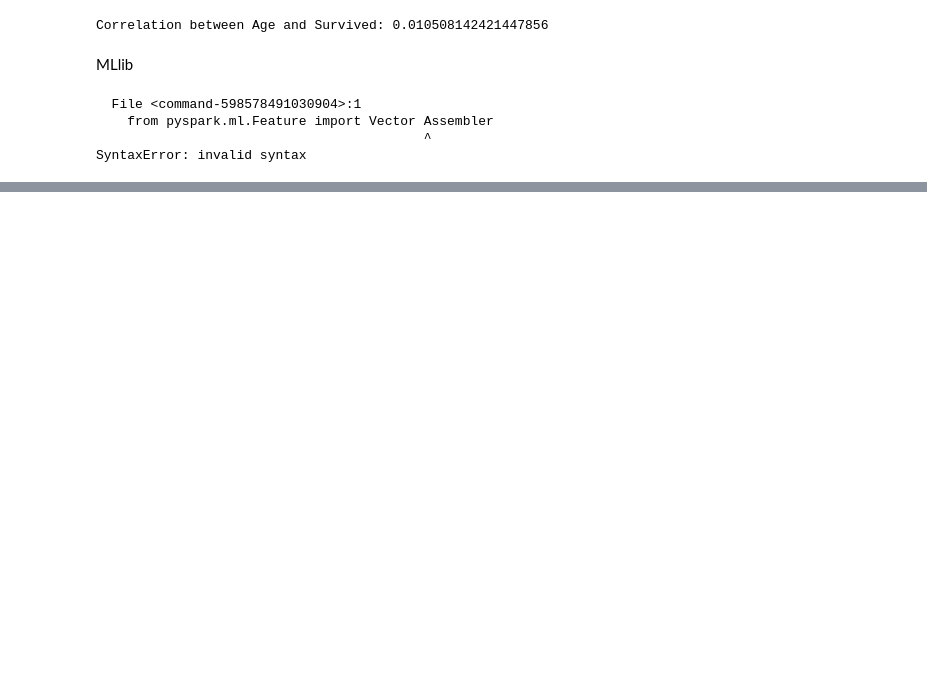
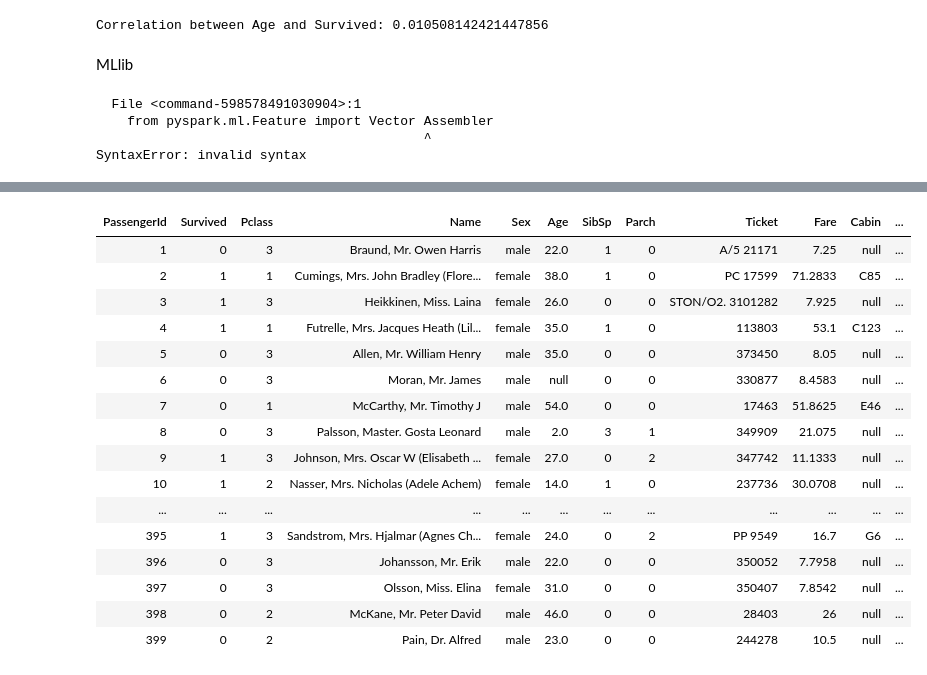
Before and after one commit to Aarabishan/test2, a Jupyter notebook: Titanic Train Dataset 2025-01-11 10_47_06.ipynb, the cells around one changed output, grey strips where cells are left out. Drawn from its saved outputs; the diff is of its cells as text; code cells hidden in the pictures; blank space fills up the shorter version.

```diff
--- a/Titanic Train Dataset 2025-01-11 10_47_06.ipynb
+++ b/Titanic Train Dataset 2025-01-11 10_47_06.ipynb
@@ -137,0 +164,20 @@ display(predictions)
+# %%
+display(df)
+# %% [output]
+| PassengerId | Survived | Pclass | Name | Sex | Age | SibSp | Parch | Ticket | Fare | Cabin | ... |
+| 1 | 0 | 3 | Braund, Mr. Owen Harris | male | 22.0 | 1 | 0 | A/5 21171 | 7.25 | null | ... |
+| 2 | 1 | 1 | Cumings, Mrs. John Bradley (Flore... | female | 38.0 | 1 | 0 | PC 17599 | 71.2833 | C85 | ... |
+| 3 | 1 | 3 | Heikkinen, Miss. Laina | female | 26.0 | 0 | 0 | STON/O2. 3101282 | 7.925 | null | ... |
+| 4 | 1 | 1 | Futrelle, Mrs. Jacques Heath (Lil... | female | 35.0 | 1 | 0 | 113803 | 53.1 | C123 | ... |
+| 5 | 0 | 3 | Allen, Mr. William Henry | male | 35.0 | 0 | 0 | 373450 | 8.05 | null | ... |
+| 6 | 0 | 3 | Moran, Mr. James | male | null | 0 | 0 | 330877 | 8.4583 | null | ... |
+| 7 | 0 | 1 | McCarthy, Mr. Timothy J | male | 54.0 | 0 | 0 | 17463 | 51.8625 | E46 | ... |
+| 8 | 0 | 3 | Palsson, Master. Gosta Leonard | male | 2.0 | 3 | 1 | 349909 | 21.075 | null | ... |
+| 9 | 1 | 3 | Johnson, Mrs. Oscar W (Elisabeth ... | female | 27.0 | 0 | 2 | 347742 | 11.1333 | null | ... |
+| 10 | 1 | 2 | Nasser, Mrs. Nicholas (Adele Achem) | female | 14.0 | 1 | 0 | 237736 | 30.0708 | null | ... |
+| ... | ... | ... | ... | ... | ... | ... | ... | ... | ... | ... | ... |
+| 395 | 1 | 3 | Sandstrom, Mrs. Hjalmar (Agnes Ch... | female | 24.0 | 0 | 2 | PP 9549 | 16.7 | G6 | ... |
+| 396 | 0 | 3 | Johansson, Mr. Erik | male | 22.0 | 0 | 0 | 350052 | 7.7958 | null | ... |
+| 397 | 0 | 3 | Olsson, Miss. Elina | female | 31.0 | 0 | 0 | 350407 | 7.8542 | null | ... |
+| 398 | 0 | 2 | McKane, Mr. Peter David | male | 46.0 | 0 | 0 | 28403 | 26 | null | ... |
+| 399 | 0 | 2 | Pain, Dr. Alfred | male | 23.0 | 0 | 0 | 244278 | 10.5 | null | ... |
```
Also changed, not shown: parts of 3 cells of this notebook.
